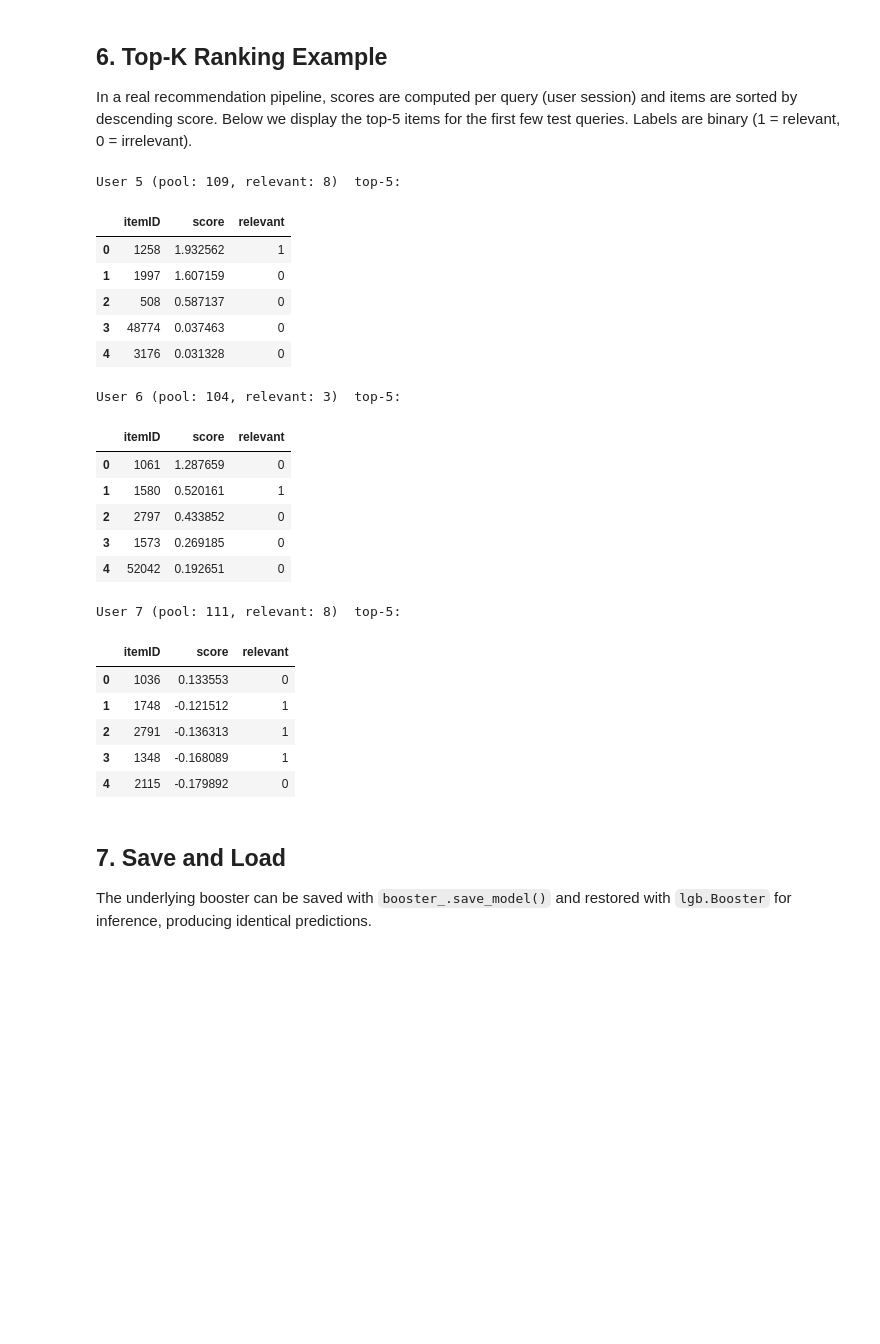
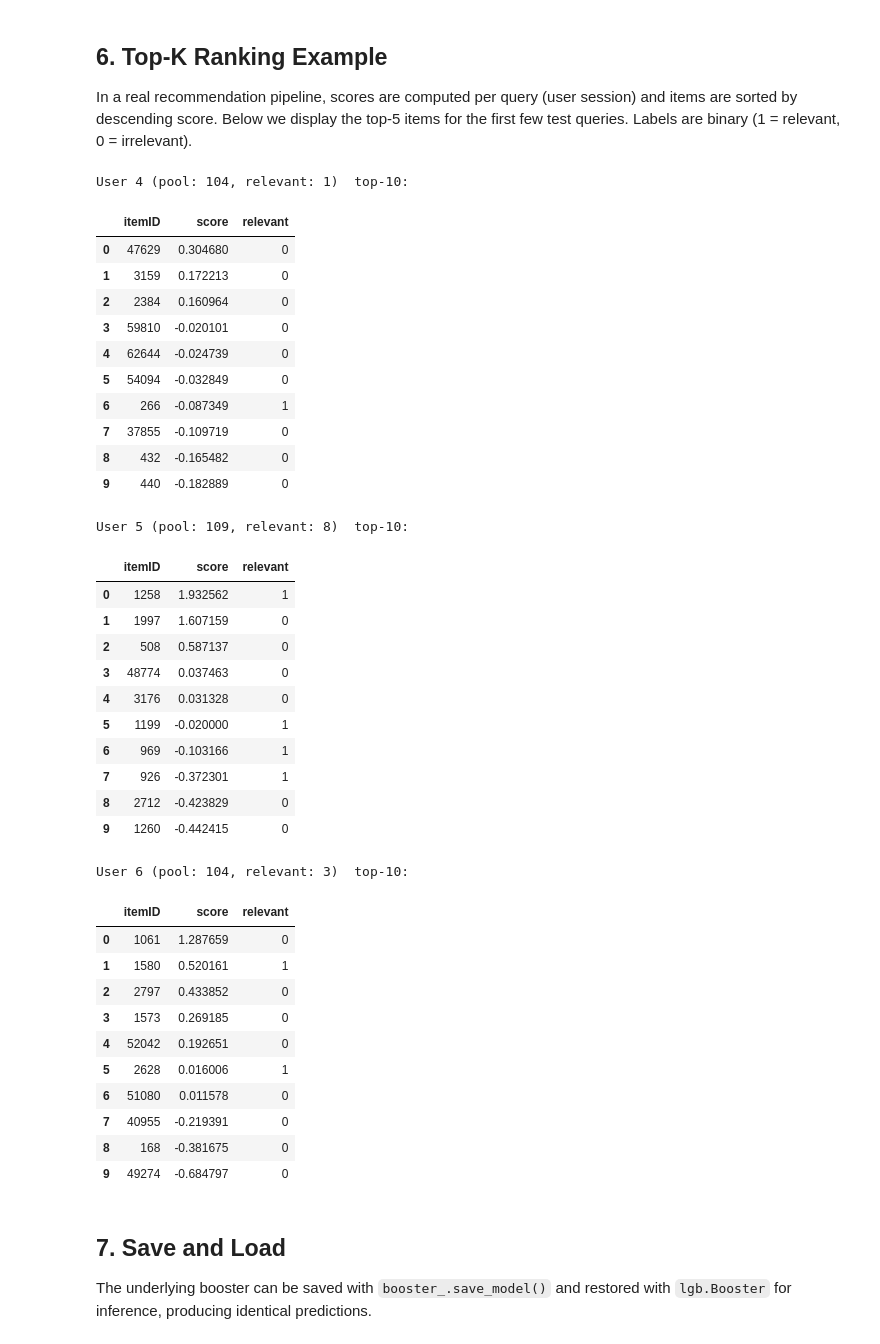
Before and after one commit to Mu-L/recommenders, a Jupyter notebook: examples/00_quick_start/lightgbm_movielens.ipynb, the cells around one changed output. Saved outputs shown, nothing was run; the diff lists cells and outputs as text; code cells hidden in the pictures; blank space fills up the shorter version.

Commit message:
refactor: evaluation display in lightgbm_movielens
Signed-off-by: ds-wook <leewook94@gmail.com>

```diff
--- a/examples/00_quick_start/lightgbm_movielens.ipynb
+++ b/examples/00_quick_start/lightgbm_movielens.ipynb
@@ -415,47 +415,62 @@ In a real recommendation pipeline, scores are computed per query (user session)
 # %%
 eval_pool = pd.concat(
     [
         test_data[[USER_COL, ITEM_COL, LABEL_COL]].assign(score=scores),
         neg_df[[USER_COL, ITEM_COL, LABEL_COL]].assign(score=neg_scores),
     ]
 ).reset_index(drop=True)
 
 shown = 0
 for user in test_data[USER_COL].unique():
     if shown >= 3:
         break
     query_df = eval_pool[eval_pool[USER_COL] == user][[ITEM_COL, "score", LABEL_COL]]
     query_df = query_df.rename(columns={LABEL_COL: "relevant"})
-    top5 = query_df.nlargest(5, "score").reset_index(drop=True)
-    # only show users where at least one relevant item appears in top-5
-    if top5["relevant"].sum() == 0:
+    top10 = query_df.nlargest(10, "score").reset_index(drop=True)
+    # only show users where at least one relevant item appears in top-10
+    if top10["relevant"].sum() == 0:
         continue
     n_pos = int((query_df["relevant"] == 1).sum())
-    print(f"User {user} (pool: {len(query_df)}, relevant: {n_pos})  top-5:")
-    display(top5)
+    print(f"User {user} (pool: {len(query_df)}, relevant: {n_pos})  top-10:")
+    display(top10)
     shown += 1
 # %% [output]
-User 5 (pool: 109, relevant: 8)  top-5:
+User 4 (pool: 104, relevant: 1)  top-10:
 |  | itemID | score | relevant |
-| 0 | 1258 | 1.932562 | 1 |
-| 1 | 1997 | 1.607159 | 0 |
-| 2 | 508 | 0.587137 | 0 |
-| 3 | 48774 | 0.037463 | 0 |
-| 4 | 3176 | 0.031328 | 0 |
+| 0 | 47629 | 0.304680 | 0 |
+| 1 | 3159 | 0.172213 | 0 |
+| 2 | 2384 | 0.160964 | 0 |
+| 3 | 59810 | -0.020101 | 0 |
+| 4 | 62644 | -0.024739 | 0 |
+| 5 | 54094 | -0.032849 | 0 |
+| 6 | 266 | -0.087349 | 1 |
+| 7 | 37855 | -0.109719 | 0 |
+| 8 | 432 | -0.165482 | 0 |
+| 9 | 440 | -0.182889 | 0 |
-User 6 (pool: 104, relevant: 3)  top-5:
+User 5 (pool: 109, relevant: 8)  top-10:
 |  | itemID | score | relevant |
-| 0 | 1061 | 1.287659 | 0 |
-| 1 | 1580 | 0.520161 | 1 |
-| 2 | 2797 | 0.433852 | 0 |
-| 3 | 1573 | 0.269185 | 0 |
-| 4 | 52042 | 0.192651 | 0 |
+| 0 | 1258 | 1.932562 | 1 |
+| 1 | 1997 | 1.607159 | 0 |
+| 2 | 508 | 0.587137 | 0 |
+| 3 | 48774 | 0.037463 | 0 |
+| 4 | 3176 | 0.031328 | 0 |
+| 5 | 1199 | -0.020000 | 1 |
+| 6 | 969 | -0.103166 | 1 |
+| 7 | 926 | -0.372301 | 1 |
+| 8 | 2712 | -0.423829 | 0 |
+| 9 | 1260 | -0.442415 | 0 |
-User 7 (pool: 111, relevant: 8)  top-5:
+User 6 (pool: 104, relevant: 3)  top-10:
 |  | itemID | score | relevant |
-| 0 | 1036 | 0.133553 | 0 |
-| 1 | 1748 | -0.121512 | 1 |
-| 2 | 2791 | -0.136313 | 1 |
-| 3 | 1348 | -0.168089 | 1 |
-| 4 | 2115 | -0.179892 | 0 |
+| 0 | 1061 | 1.287659 | 0 |
+| 1 | 1580 | 0.520161 | 1 |
+| 2 | 2797 | 0.433852 | 0 |
+| 3 | 1573 | 0.269185 | 0 |
+| 4 | 52042 | 0.192651 | 0 |
+| 5 | 2628 | 0.016006 | 1 |
+| 6 | 51080 | 0.011578 | 0 |
+| 7 | 40955 | -0.219391 | 0 |
+| 8 | 168 | -0.381675 | 0 |
+| 9 | 49274 | -0.684797 | 0 |
 # %% [markdown]
 ## 7. Save and Load
 
```
